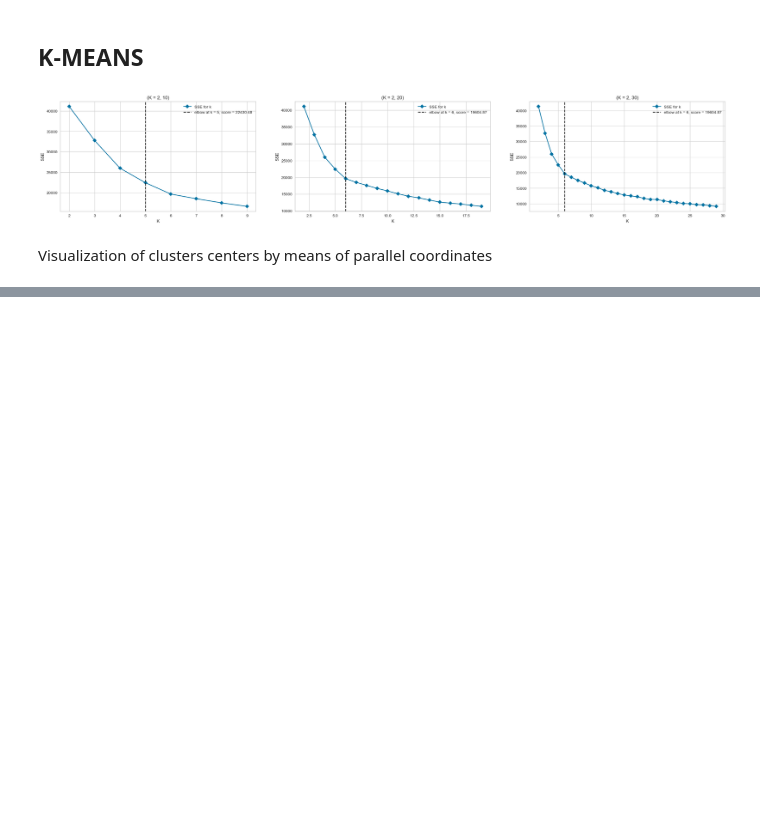
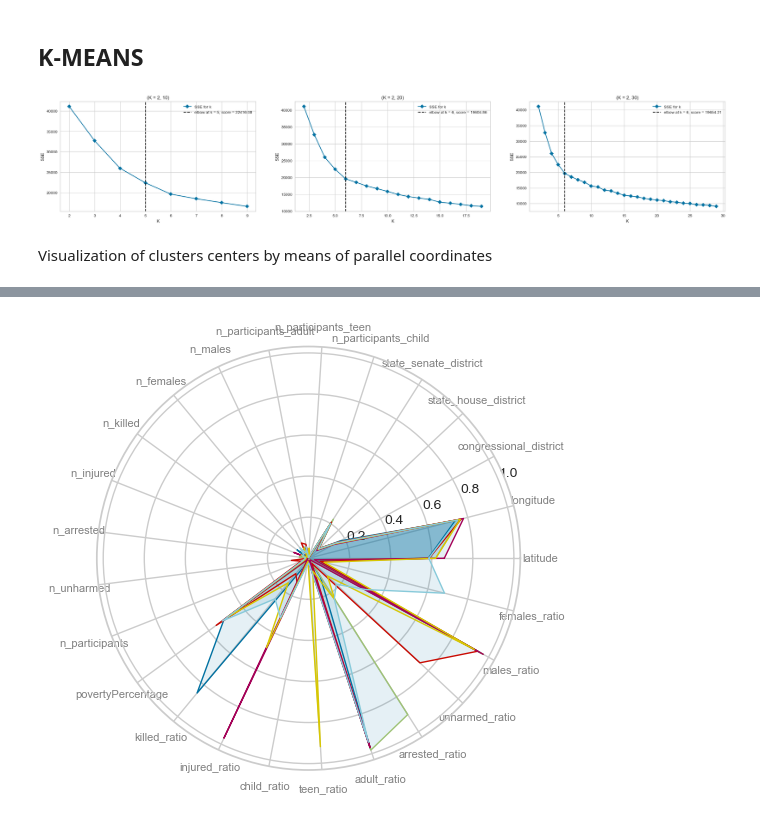
Before and after one commit to KamerC1/DM, a Jupyter notebook: src/clustering/kmeans_clustering.ipynb, the cells around one changed output, grey strips where cells are left out. Drawn from its saved outputs; the diff is of its cells as text; code cells hidden in the pictures; blank space fills up the shorter version.

```diff
--- a/src/clustering/kmeans_clustering.ipynb
+++ b/src/clustering/kmeans_clustering.ipynb
@@ -180,0 +218,14 @@ for variable in data.columns[:-1]:
+# %%
+N = len(df.columns)
+for i in range(0, len(centroidi)):
+    angles = [n / float(N) * 2 * pi for n in range(N)]
+    values = centroidi[i].tolist()
+    values += values[:1]
+    angles += angles[:1]
+    ax = plt.subplot(polar=True)
+    plt.xticks(angles[:-1], df.columns, color='grey', size=8)
+
+    ax.plot(angles, values, linewidth=1, linestyle='solid')
+    ax.fill(angles, values, 'b', alpha=0.1)
+# %% [output]
+[figure, added]
```
Also changed, not shown: parts of 12 cells of this notebook.
